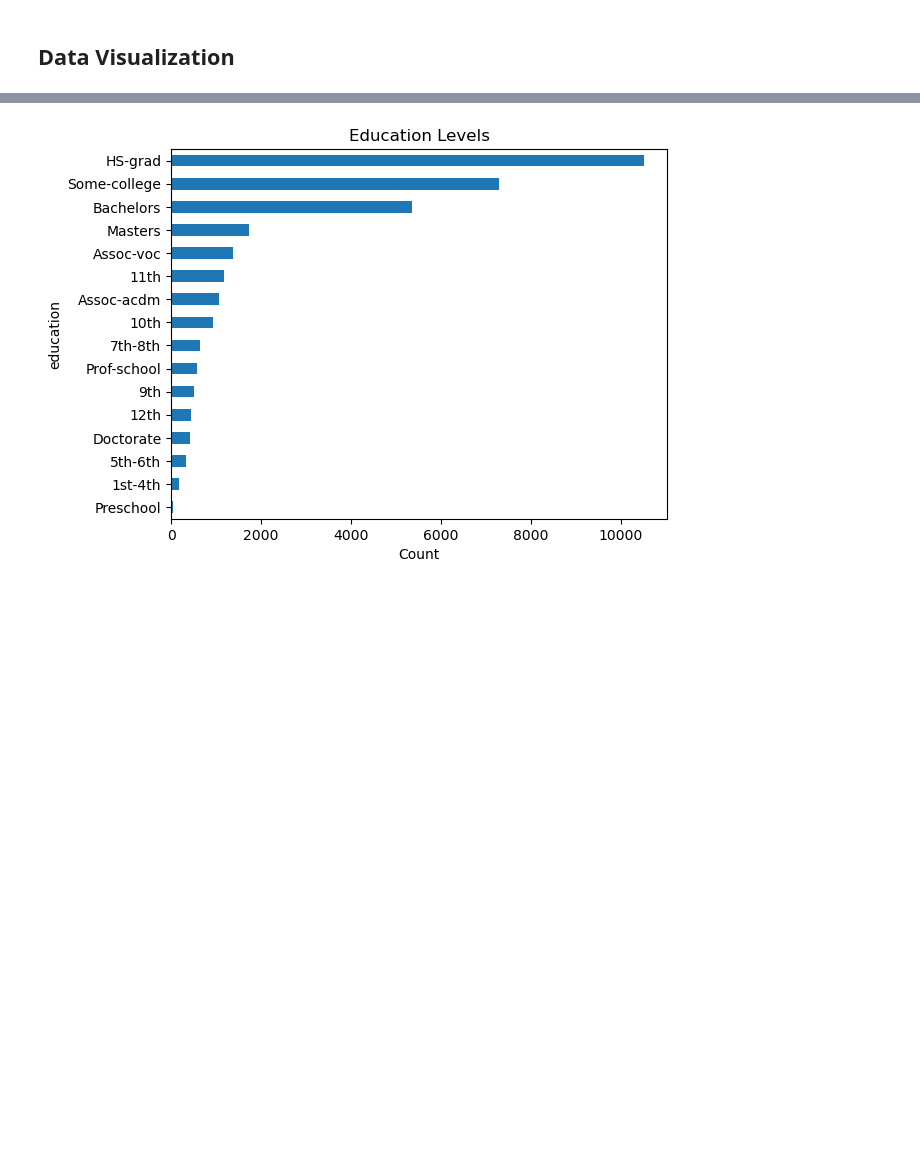
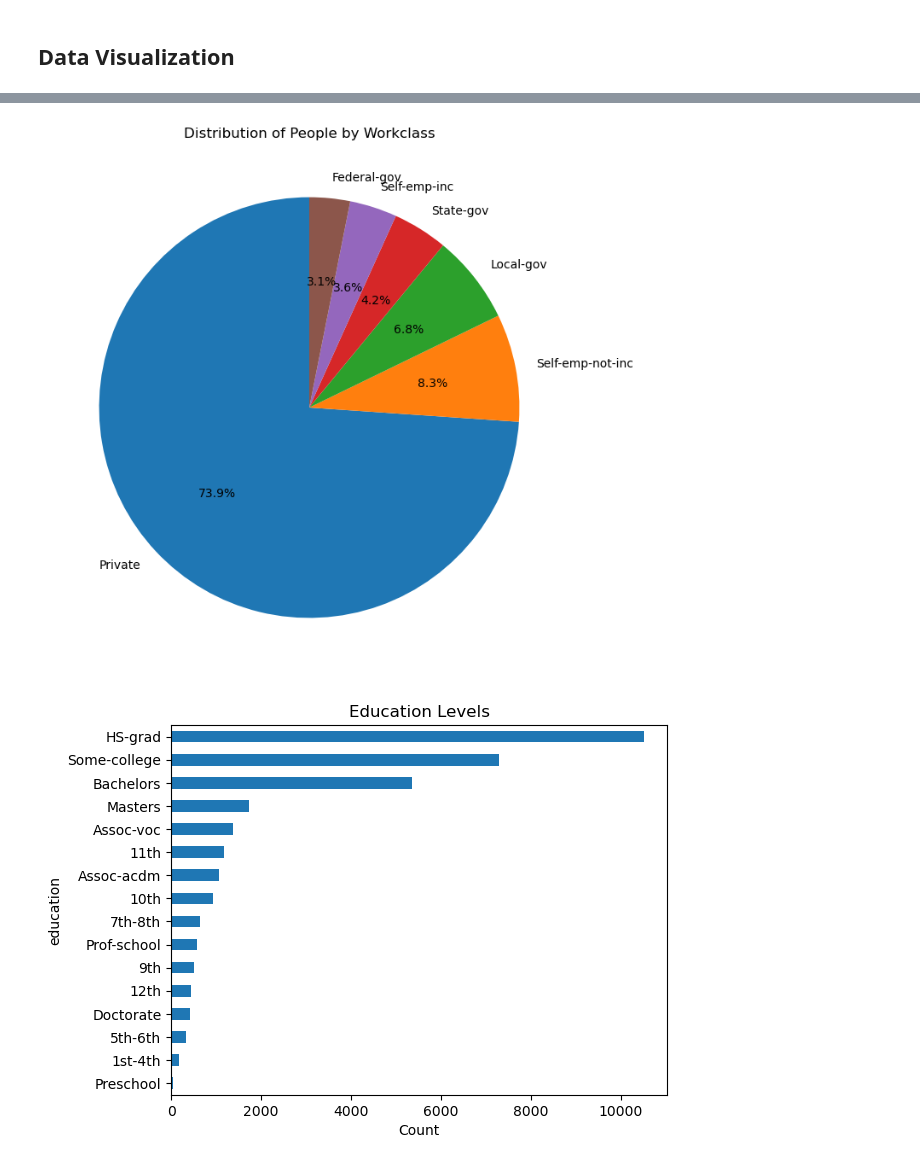
Before and after one commit to shuchismitamandal/Prodigy_InfoTech_DataScience_Internship, a Jupyter notebook: PRODIGY_DS_1.ipynb, the cells around one changed output, grey strips where cells are left out. Saved outputs shown, nothing was run; the diff lists cells and outputs as text; code cells hidden in the pictures; blank space fills up the shorter version.

```diff
--- a/PRODIGY_DS_1.ipynb
+++ b/PRODIGY_DS_1.ipynb
@@ -118,3 +104,17 @@ plt.show()
+# %%
+# Remove rows where workclass is 'Without-pay' or 'Never-worked'
+df = df[~df["workclass"].isin(["Without-pay", "Never-worked"])]
+
+# Get counts again
+workclass_counts = df["workclass"].value_counts()
+
+# Plot pie chart
+plt.figure(figsize=(10, 8))
+plt.pie(workclass_counts, labels=workclass_counts.index, autopct='%1.1f%%', startangle=90)
+plt.title("Distribution of People by Workclass")
+plt.show()
+# %% [output]
+[figure, added]
 # %%
 # Plotting the education level distribution using horizontal bar chart
 df['education'].value_counts().sort_values(ascending=True).plot(kind='barh', title="Education Levels")
```
Also changed, not shown: parts of 5 cells of this notebook.
